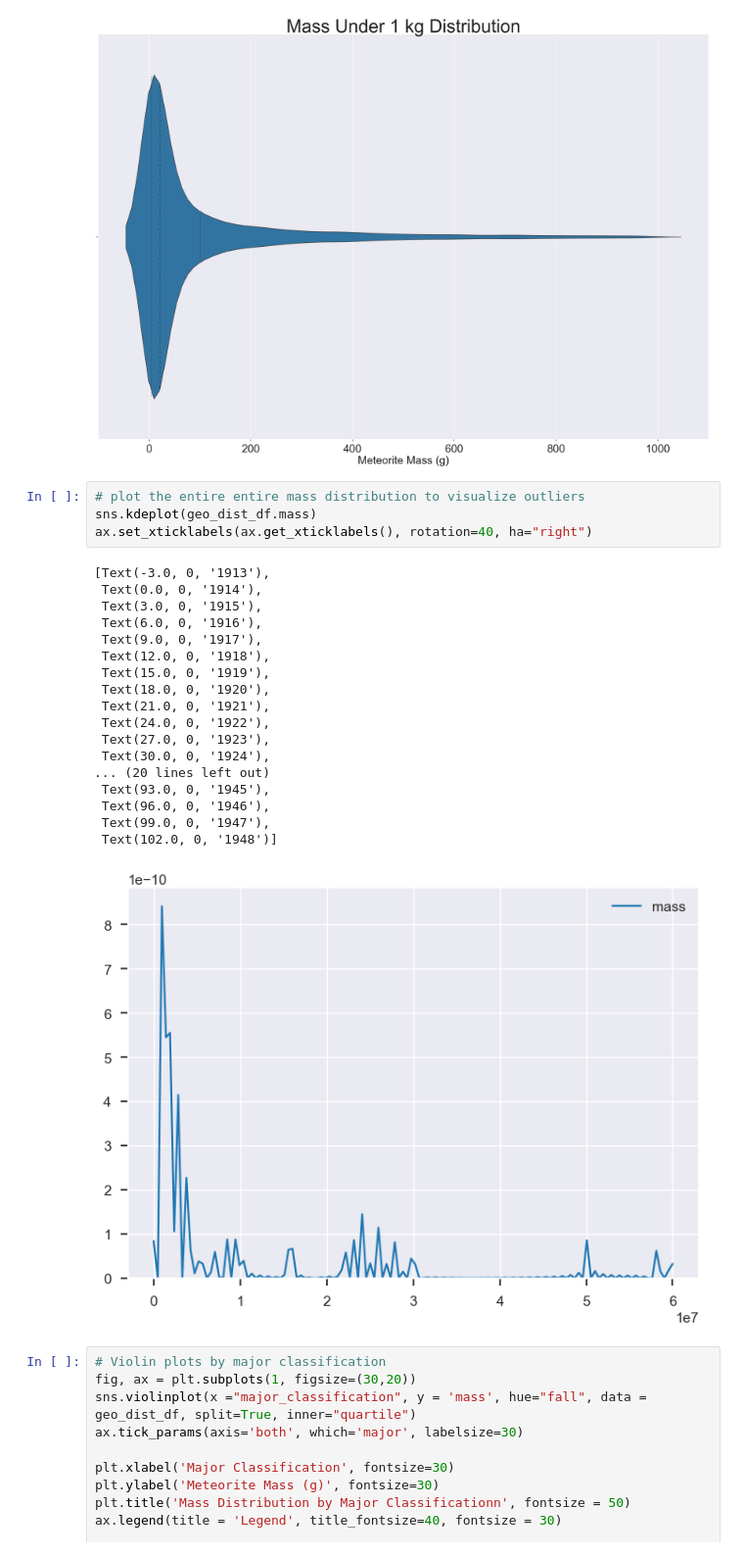
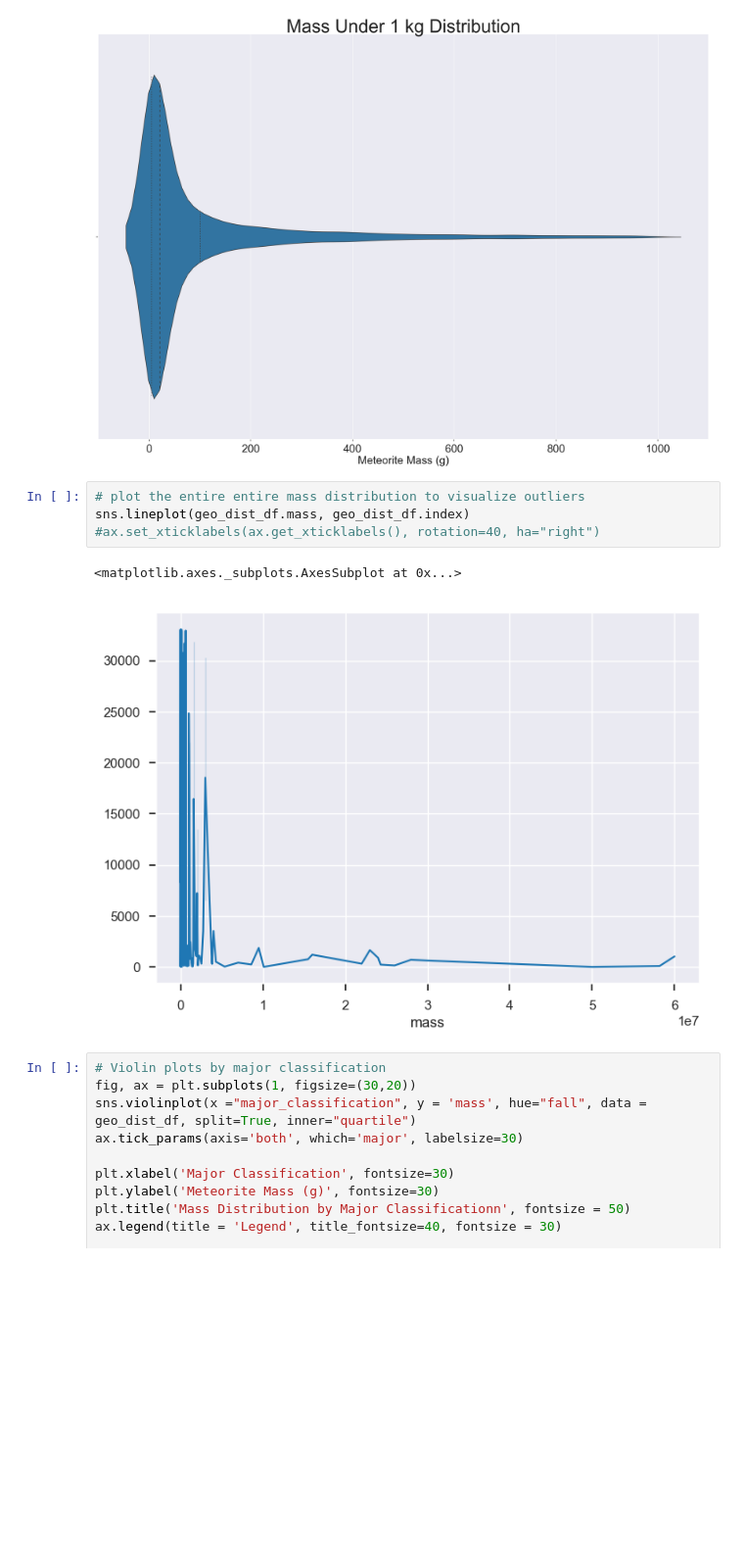
Before and after one commit to QED0711/nasa-meteorite-analysis, a Jupyter notebook: plots.ipynb, the cells around one changed output. Shown at 98% size. Drawn from its saved outputs; the diff is of its cells as text; blank space fills up the shorter version.

```diff
--- a/plots.ipynb
+++ b/plots.ipynb
@@ -91,27 +91,11 @@ plt.show()
 [figure]
 # %%
 # plot the entire entire mass distribution to visualize outliers
-sns.kdeplot(geo_dist_df.mass)
-ax.set_xticklabels(ax.get_xticklabels(), rotation=40, ha="right")
+sns.lineplot(geo_dist_df.mass, geo_dist_df.index)
+#ax.set_xticklabels(ax.get_xticklabels(), rotation=40, ha="right")
 # %% [output]
-[Text(-3.0, 0, '1913'),
- Text(0.0, 0, '1914'),
- Text(3.0, 0, '1915'),
- Text(6.0, 0, '1916'),
- Text(9.0, 0, '1917'),
- Text(12.0, 0, '1918'),
- Text(15.0, 0, '1919'),
- Text(18.0, 0, '1920'),
- Text(21.0, 0, '1921'),
- Text(24.0, 0, '1922'),
- Text(27.0, 0, '1923'),
- Text(30.0, 0, '1924'),
-... (20 lines left out)
- Text(93.0, 0, '1945'),
- Text(96.0, 0, '1946'),
- Text(99.0, 0, '1947'),
- Text(102.0, 0, '1948')]
+<matplotlib.axes._subplots.AxesSubplot at 0x...>
-[figure, old version]
+[figure, new version]
 # %%
 # Violin plots by major classification
 fig, ax = plt.subplots(1, figsize=(30,20))
```
Also changed, not shown: parts of 1 cell of this notebook, 9 other files.
